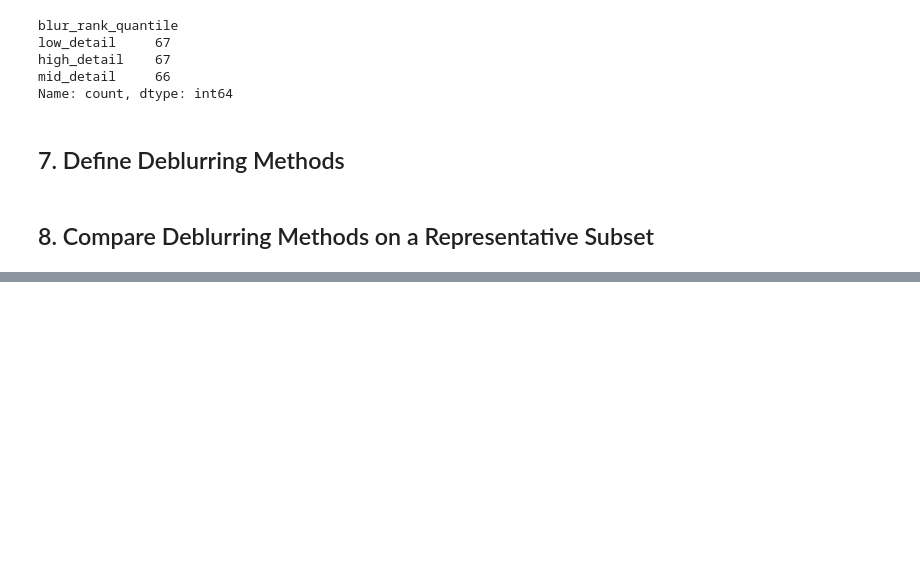
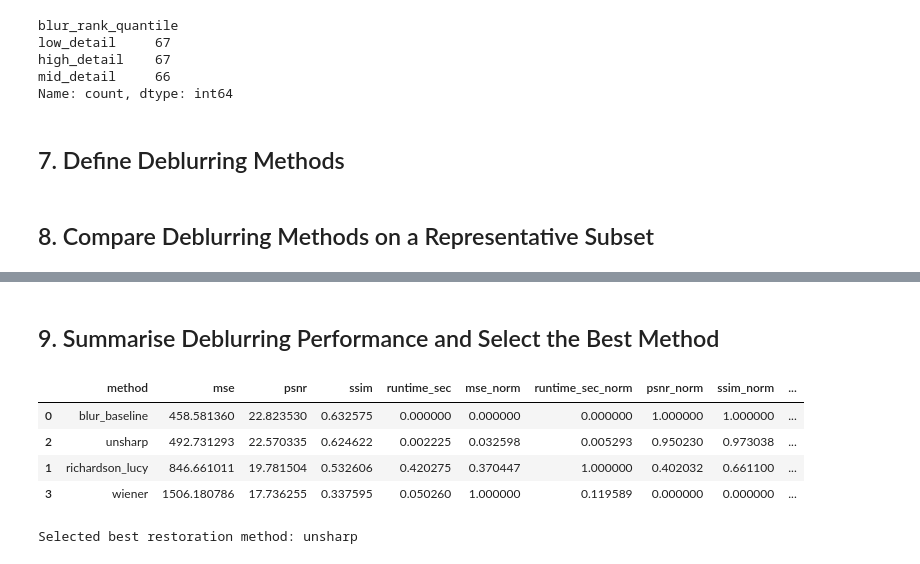
Before and after one commit to XinSkyrim/CV, a Jupyter notebook: CV_assgnment1.ipynb, the cells around one changed output, grey strips where cells are left out. Cells and saved outputs as stored; diff of their text form; code cells hidden in the pictures; blank space fills up the shorter version.

Commit message:
Summarise Deblurring Performance and Select the Best Method

```diff
--- a/CV_assgnment1.ipynb
+++ b/CV_assgnment1.ipynb
@@ -273,0 +322,37 @@ RESTORATION_METHODS = {
+# %% [markdown]
+## 9. Summarise Deblurring Performance and Select the Best Method
+# %%
+method_summary = restoration_df.groupby("method").agg({
+    "mse": "mean",
+    "psnr": "mean",
+    "ssim": "mean",
+    "runtime_sec": "mean"
+}).reset_index()
+
+# choose best method using a balanced score:
+# lower mse is better, higher psnr/ssim is better, lower runtime is better
+summary_for_score = method_summary.copy()
+for col in ["mse", "runtime_sec"]:
+    summary_for_score[col + "_norm"] = MinMaxScaler().fit_transform(summary_for_score[[col]])
+for col in ["psnr", "ssim"]:
+    summary_for_score[col + "_norm"] = MinMaxScaler().fit_transform(summary_for_score[[col]])
+
+summary_for_score["overall_score"] = (
+    (1 - summary_for_score["mse_norm"]) * 0.30 +
+    summary_for_score["psnr_norm"] * 0.30 +
+    summary_for_score["ssim_norm"] * 0.30 +
+    (1 - summary_for_score["runtime_sec_norm"]) * 0.10
+)
+
+display(summary_for_score.sort_values("overall_score", ascending=False))
+
+candidate_methods = summary_for_score[summary_for_score["method"] != "blur_baseline"].sort_values("overall_score", ascending=False)
+BEST_METHOD = candidate_methods.iloc[0]["method"]
+print("Selected best restoration method:", BEST_METHOD)
+# %% [output]
+|  | method | mse | psnr | ssim | runtime_sec | mse_norm | runtime_sec_norm | psnr_norm | ssim_norm | ... |
+| 0 | blur_baseline | 458.581360 | 22.823530 | 0.632575 | 0.000000 | 0.000000 | 0.000000 | 1.000000 | 1.000000 | ... |
+| 2 | unsharp | 492.731293 | 22.570335 | 0.624622 | 0.002225 | 0.032598 | 0.005293 | 0.950230 | 0.973038 | ... |
+| 1 | richardson_lucy | 846.661011 | 19.781504 | 0.532606 | 0.420275 | 0.370447 | 1.000000 | 0.402032 | 0.661100 | ... |
+| 3 | wiener | 1506.180786 | 17.736255 | 0.337595 | 0.050260 | 1.000000 | 0.119589 | 0.000000 | 0.000000 | ... |
+Selected best restoration method: unsharp
```
Also changed, not shown: parts of 1 cell of this notebook.
